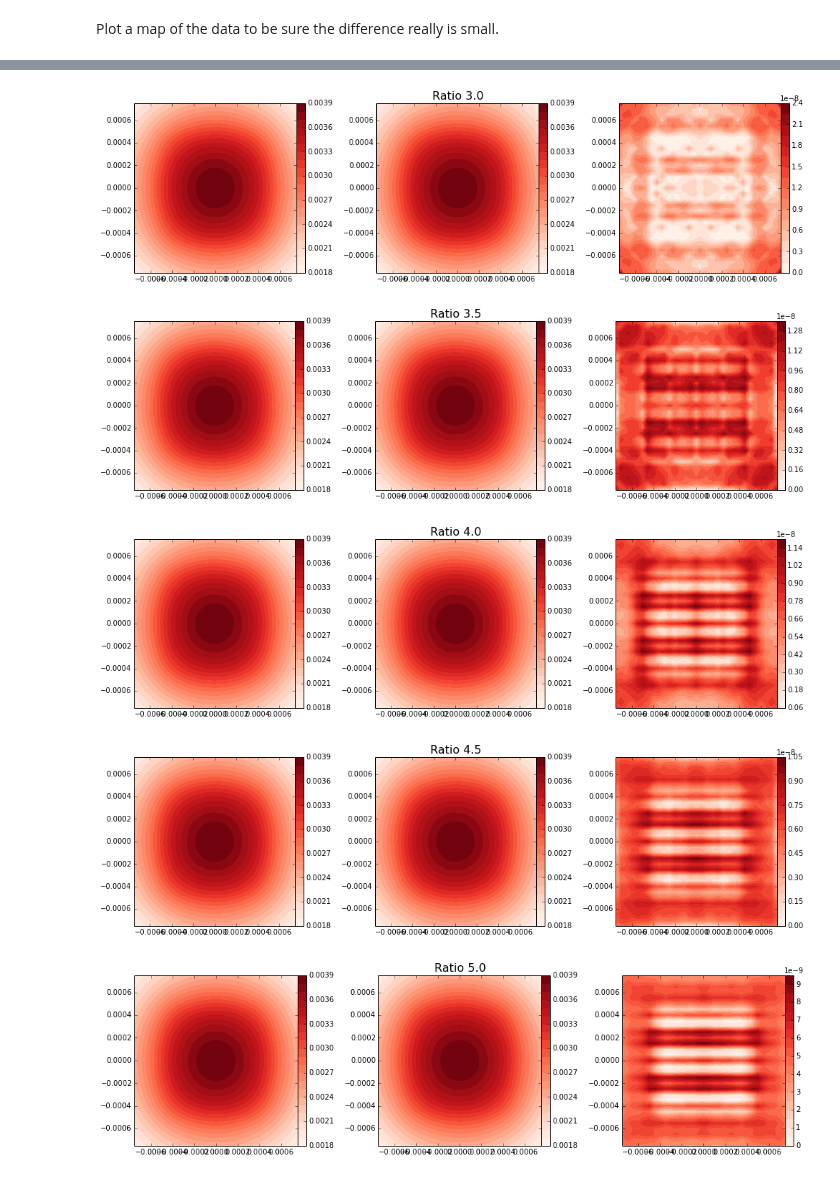
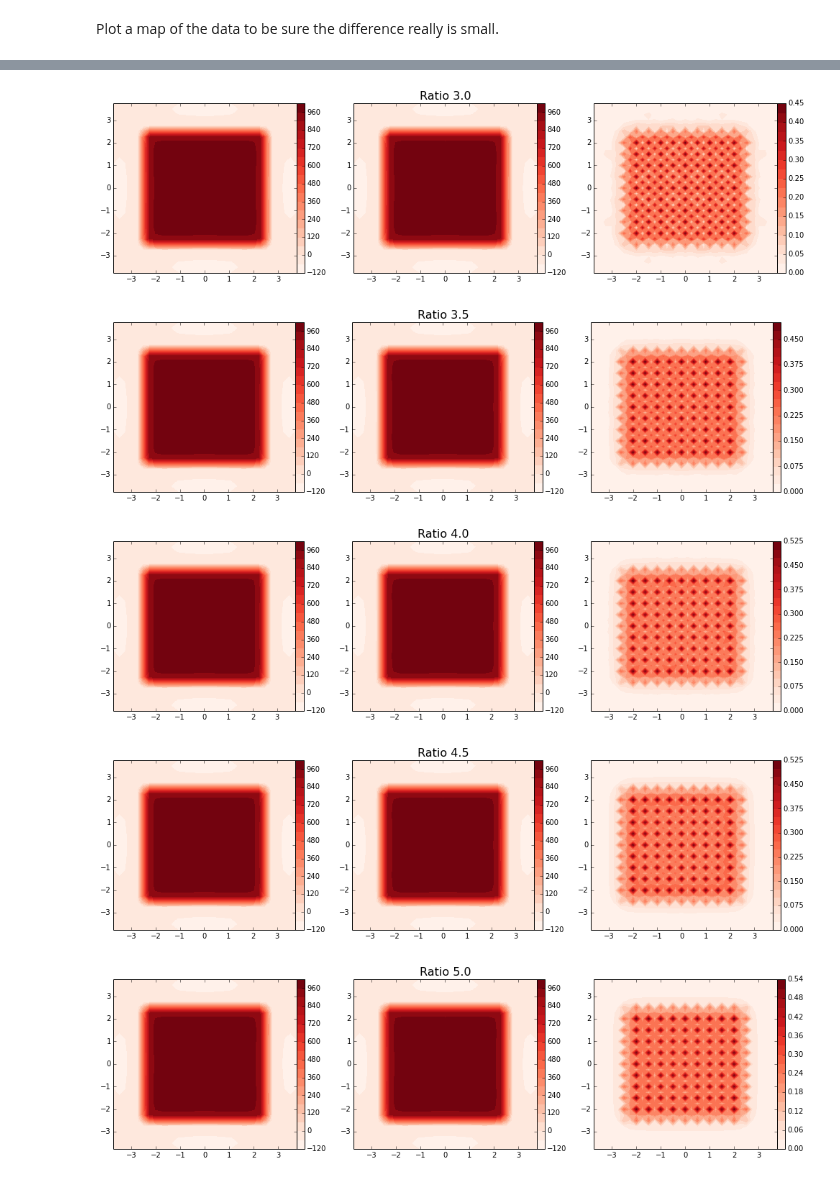
Before and after one commit to pinga-lab/paper-tesseroids, a Jupyter notebook: notebooks/tesseroid_vs_prism.ipynb, the cells around one changed output, grey strips where cells are left out. Saved outputs shown, nothing was run; the diff lists cells and outputs as text; code cells hidden in the pictures.

```diff
--- a/notebooks/tesseroid_vs_prism.ipynb
+++ b/notebooks/tesseroid_vs_prism.ipynb
@@ -230,22 +238,22 @@ plot_diffs(9, r'$g_{zz}$', 'Eotvos')
 
 To check if the result is dependant on the size of the tesseroid, run the same thing for many sizes.
 # %%
-sizes = np.array([0.001, 0.1, 1])
-discretizations = [20, 20, 20]
+sizes = np.array([0.001, 0.1, 1, 5])
 # %%
+# This may take a while
 prism_file_per_size = []
 tess_file_per_size = []
 grid_file_per_size = []
-for size, discretization in zip(sizes, discretizations):
-    _, tess_model, prism_model = make_model_files(size, discretization)
-    grid_file, _, _ = make_grid(size)
-    grid_file_per_size.append(grid_file)
-    prism_file_per_size.append(calc_prism_effect(grid_file, prism_model))
-    tess_file_per_size.append([calc_tess_effect(grid_file, tess_model, r) for r in ratio])
+for size in sizes:
+    _, tmodel, pmodel = make_model_files(size, discretization)
+    gfile, _, _ = make_grid(size)
+    grid_file_per_size.append(gfile)
+    prism_file_per_size.append(calc_prism_effect(gfile, pmodel))
+    tess_file_per_size.append([calc_tess_effect(gfile, tmodel, r) for r in ratio])
 # %%
 fig, subplots = plt.subplots(3, 2, figsize=(10, 10))
-for size, prism_file, tess_files in zip(sizes, prism_file_per_size, tess_file_per_size):
-    diff, reldiff = calc_differences(prism_file, tess_files, npoints)
+for size, pfile, tfile in zip(sizes, prism_file_per_size, tess_file_per_size):
+    diff, reldiff = calc_differences(pfile, tfile, npoints)
     titles = [r'$V$', r'$g_z$', r'$g_{zz}$']
     units = [r'$m^2/s^2$', r'$mGal$', r'$E\"otv\"os$']
     fields = [0, 3, -1]
@@ -302,11 +310,11 @@ def plot_maps_per_ratio(grid_file, tess_files, prism_file, r, field):
     contourf_plot(np.abs(prism_data - tess_data), field, levels)
     plt.tight_layout()
 # %%
-i = np.where(sizes == 0.001)[0][0]
-tess_files = tess_file_per_size[i]
-prism_file = prism_file_per_size[i]
-grid_file = grid_file_per_size[i]
+i = np.where(sizes == 5)[0][0]
+tfile = tess_file_per_size[i]
+pfile = prism_file_per_size[i]
+gfile = grid_file_per_size[i]
 # %%
 for r in ratio:
-    plot_maps_per_ratio(grid_file, tess_files, prism_file, r, 0) # 0 is the potential
+    plot_maps_per_ratio(gfile, tfile, pfile, r, -1) # -1 is gzz
 # %% [output]
@@ -319,5 +327,5 @@ for r in ratio:
-[figure, old version]
+[figure, new version]
-[figure, old version]
+[figure, new version]
-[figure, old version]
+[figure, new version]
-[figure, old version]
+[figure, new version]
-[figure, old version]
+[figure, new version]
```
Also changed, not shown: parts of 15 cells of this notebook.
